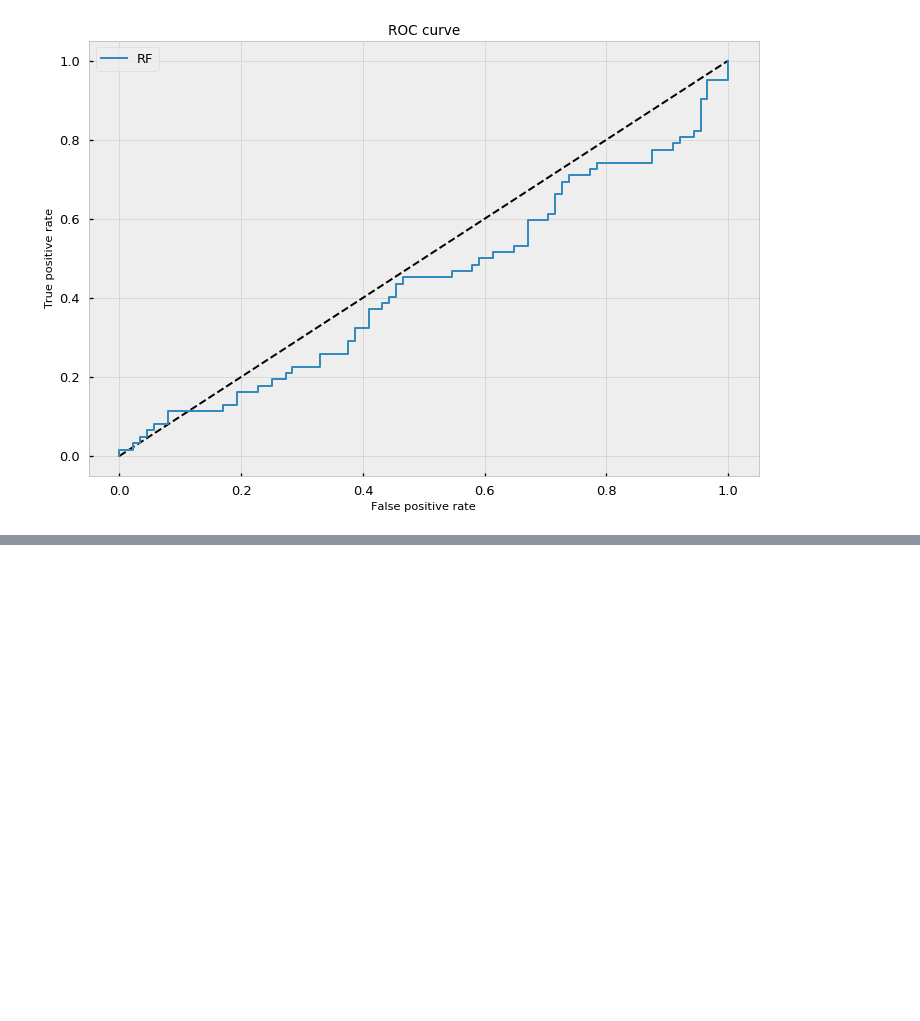
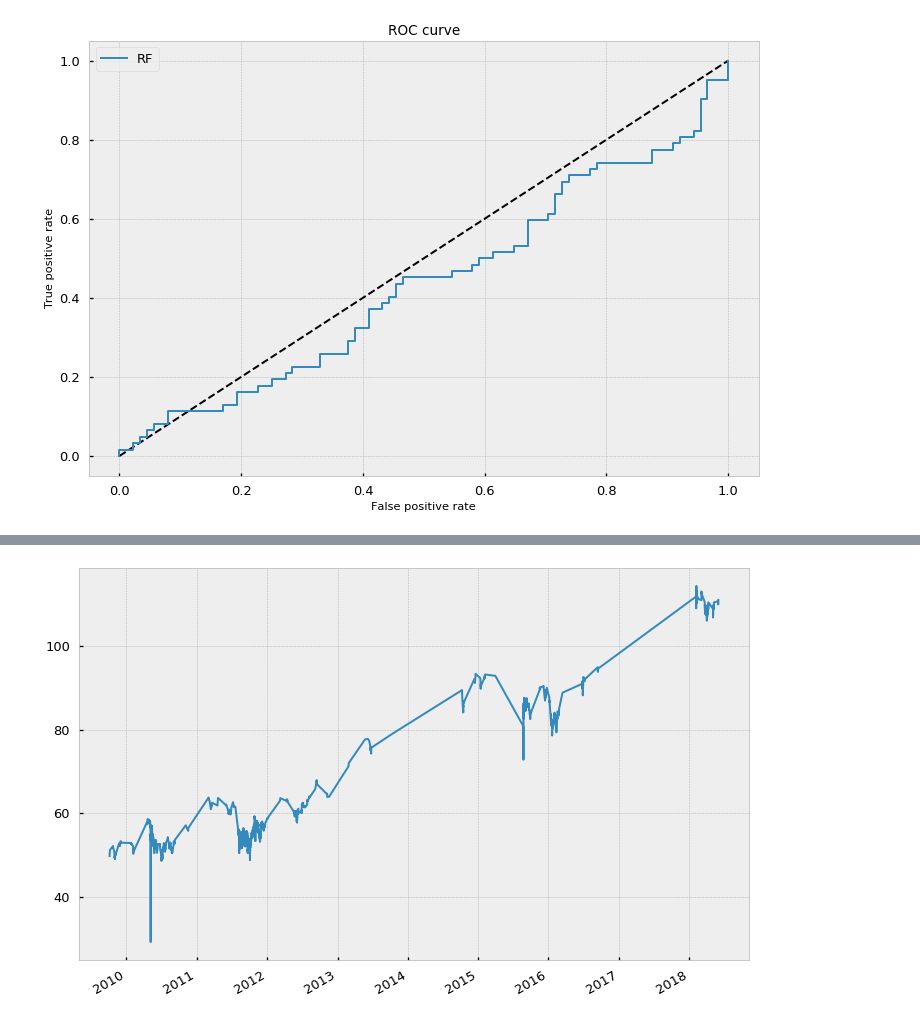
Before and after one commit to Dynami/Adv_Fin_ML_Exercises, a Jupyter notebook: notebooks/trying/test_01.ipynb, the cells around one changed output, grey strips where cells are left out. Saved outputs shown, nothing was run; the diff lists cells and outputs as text; code cells hidden in the pictures; blank space fills up the shorter version.

```diff
--- a/notebooks/trying/test_01.ipynb
+++ b/notebooks/trying/test_01.ipynb
@@ -368,0 +391,7 @@ weighted avg       0.49      0.49      0.49       150
+# %%
+def mpSampleTW(t1, numCoEvents, molecule):
+    # Derive average uniqueness over the event's lifespan
+    wght = pd.Series(index=molecule)
+    for tIn, tOut in t1.loc[wght.index].iteritems():
+        wght.loc[tIn] = (1./numCoEvents.loc[tIn:tOut]).mean()
+    return wght
@@ -368,0 +435,5 @@ weighted avg       0.49      0.49      0.49       150
+# %%
+df.loc[numCoEvents.index, 'price'].plot()
+plt.show()
+# %% [output]
+[figure, added]
```
Also changed, not shown: parts of 22 cells of this notebook, 2 other files.
